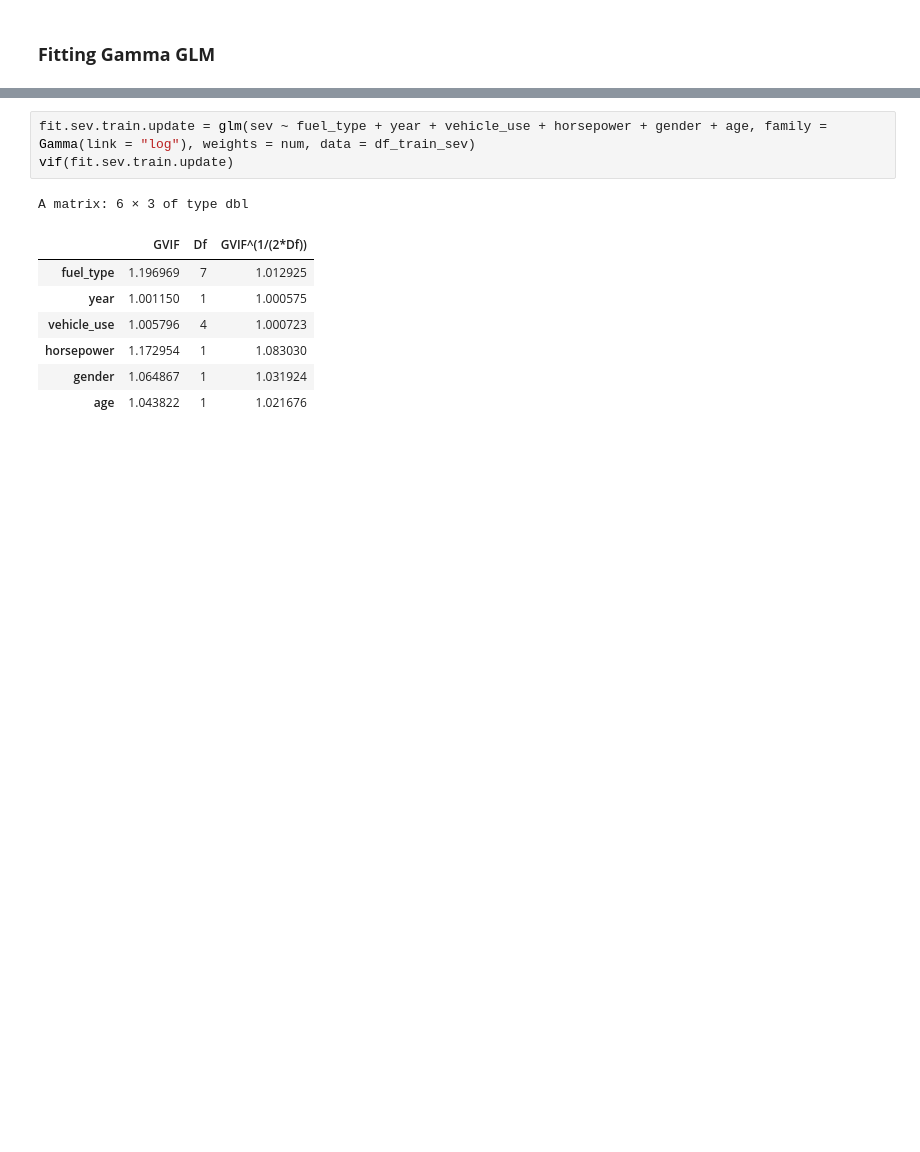
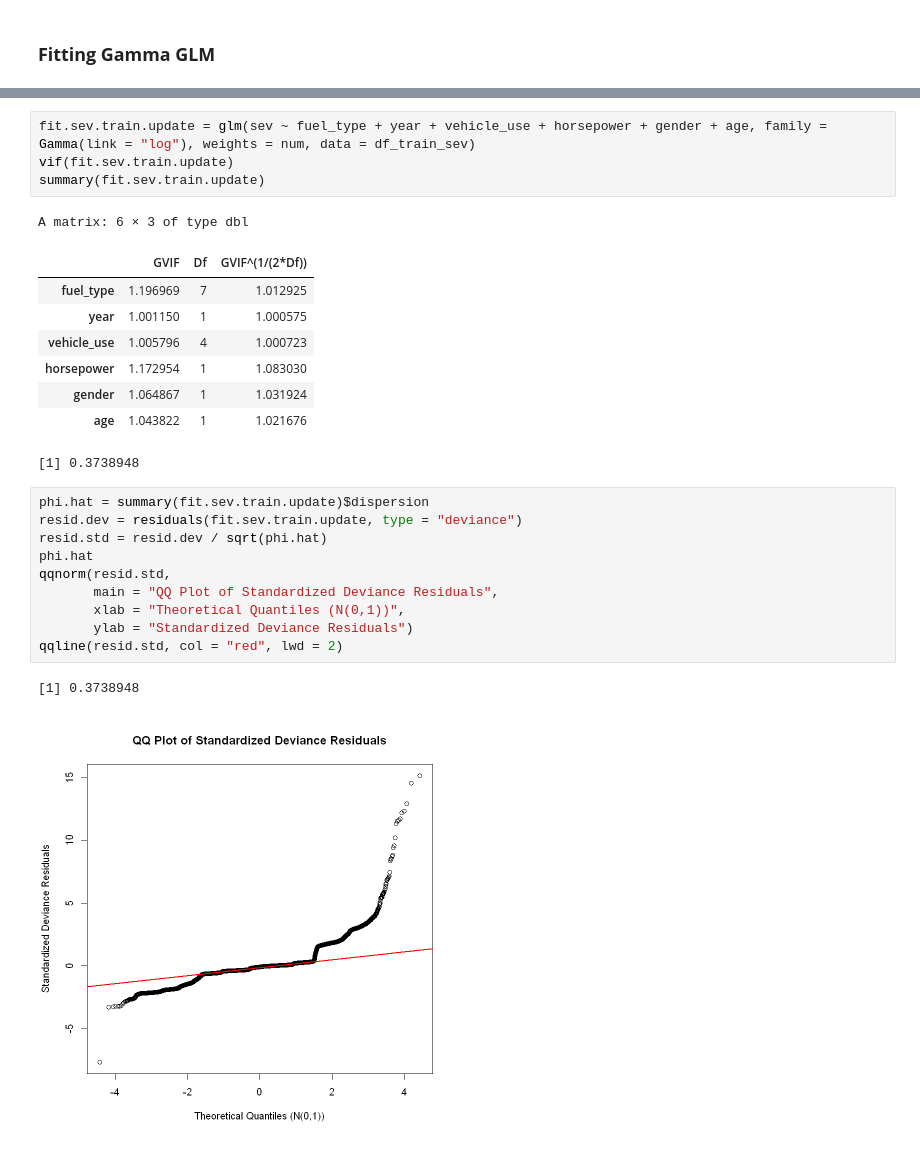
Before and after one commit to tim901225pn-ui/Claim-Prediction-Application-of-GLM-on-Compound-Poisson-Model, a Jupyter notebook: RESULT.ipynb, the cells around one changed output, grey strips where cells are left out. Drawn from its saved outputs; the diff is of its cells as text; blank space fills up the shorter version.

```diff
--- a/RESULT.ipynb
+++ b/RESULT.ipynb
@@ -223,6 +241,7 @@ A matrix: 7 × 3 of type dbl
 # %%
 fit.sev.train.update = glm(sev ~ fuel_type + year + vehicle_use + horsepower + gender + age, family = Gamma(link = "log"), weights = num, data = df_train_sev)
 vif(fit.sev.train.update)
+summary(fit.sev.train.update)
 # %% [output]
 A matrix: 6 × 3 of type dbl
 |  | GVIF | Df | GVIF^(1/(2*Df)) |
@@ -232,3 +251,17 @@ A matrix: 6 × 3 of type dbl
 | horsepower | 1.172954 | 1 | 1.083030 |
 | gender | 1.064867 | 1 | 1.031924 |
 | age | 1.043822 | 1 | 1.021676 |
+[1] 0.3738948
+# %%
+phi.hat = summary(fit.sev.train.update)$dispersion
+resid.dev = residuals(fit.sev.train.update, type = "deviance")
+resid.std = resid.dev / sqrt(phi.hat)
+phi.hat
+qqnorm(resid.std,
+       main = "QQ Plot of Standardized Deviance Residuals",
+       xlab = "Theoretical Quantiles (N(0,1))",
+       ylab = "Standardized Deviance Residuals")
+qqline(resid.std, col = "red", lwd = 2)
+# %% [output]
+[1] 0.3738948
+[figure, added]
```
Also changed, not shown: parts of 2 cells of this notebook, 1 other file.
